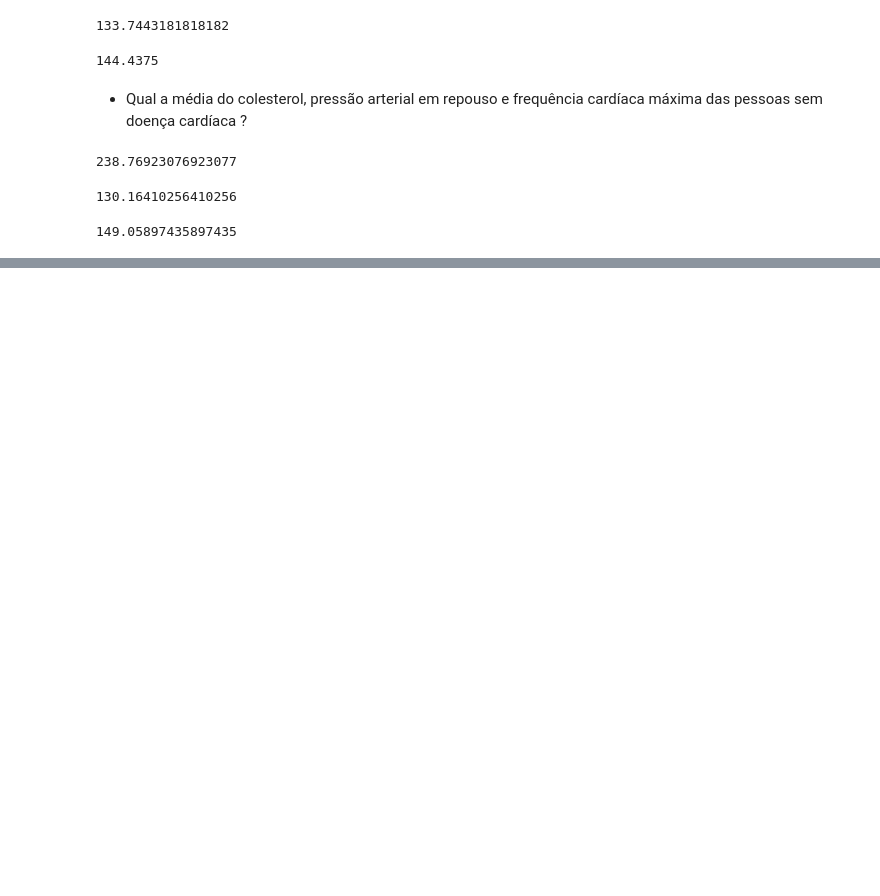
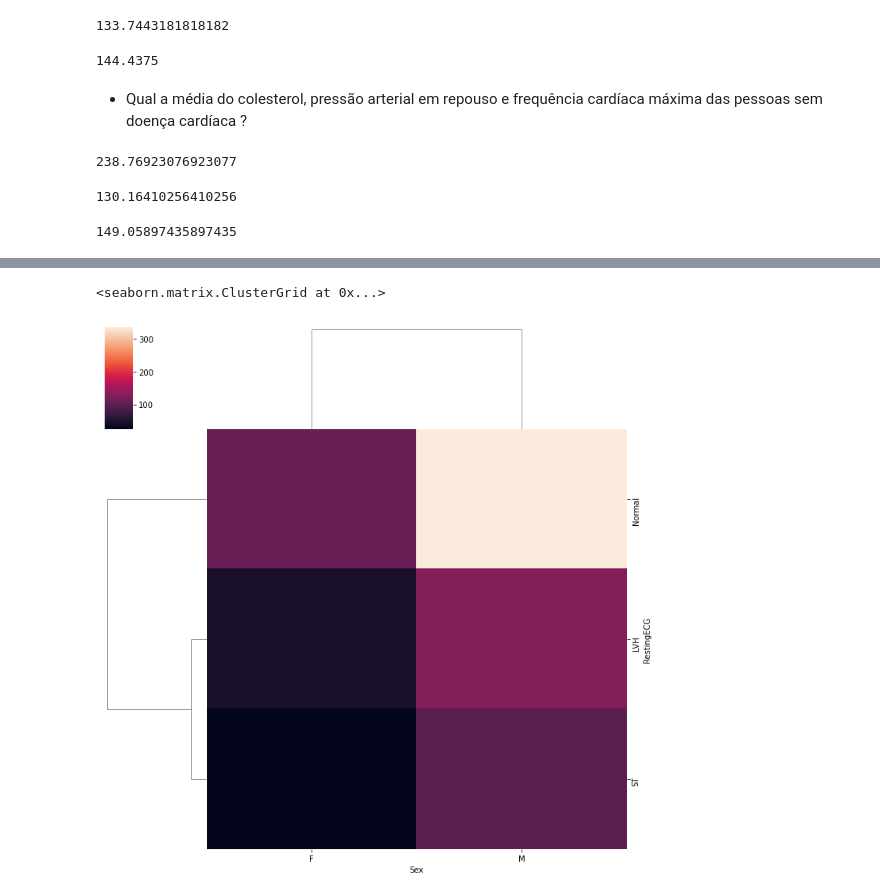
Before and after one commit to jvitorgf/data-capstone-heart-failure, a Jupyter notebook: data_capstone_heart_failure.ipynb, the cells around one changed output, grey strips where cells are left out. Saved outputs shown, nothing was run; the diff lists cells and outputs as text; code cells hidden in the pictures; blank space fills up the shorter version.

Commit message:
matplotlib and seaborn

```diff
--- a/data_capstone_heart_failure.ipynb
+++ b/data_capstone_heart_failure.ipynb
@@ -185,0 +210,5 @@ df[df['HeartDisease'] == 0]['MaxHR'].mean()
+# %%
+sn.clustermap(fn)
+# %% [output]
+<seaborn.matrix.ClusterGrid at 0x...>
+[figure, added]
```
Also changed, not shown: parts of 7 cells of this notebook.
